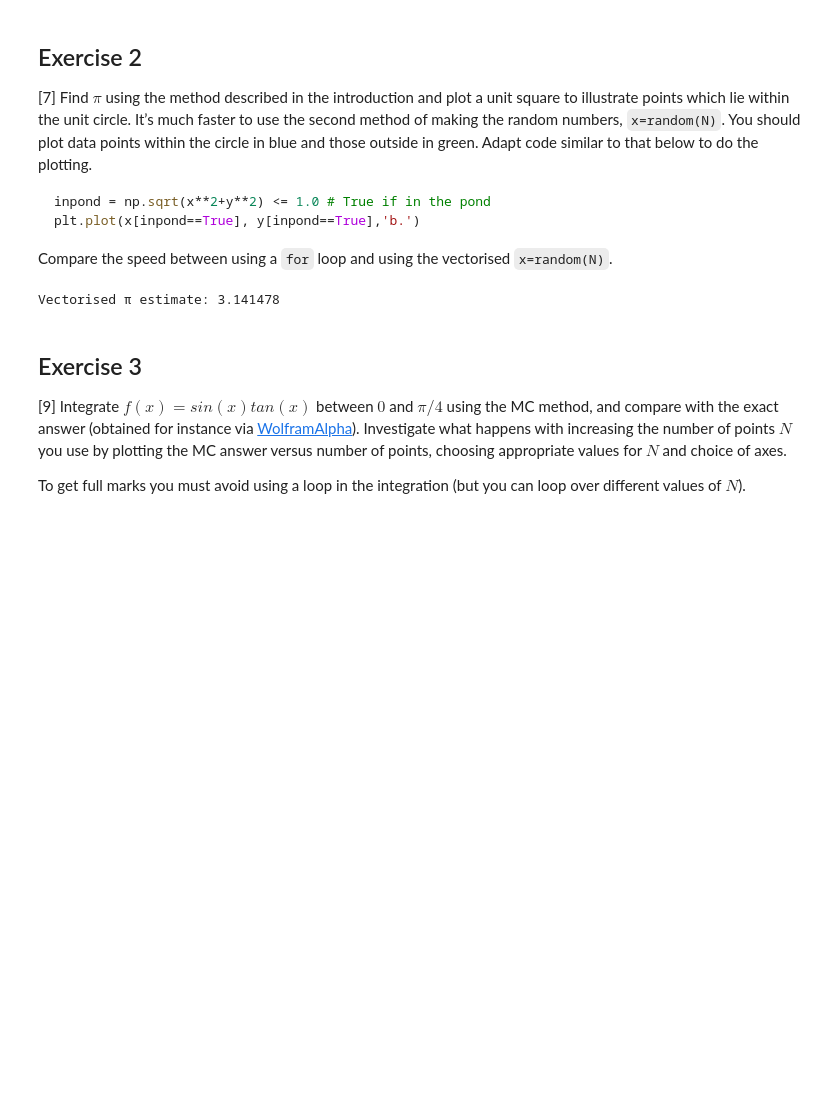
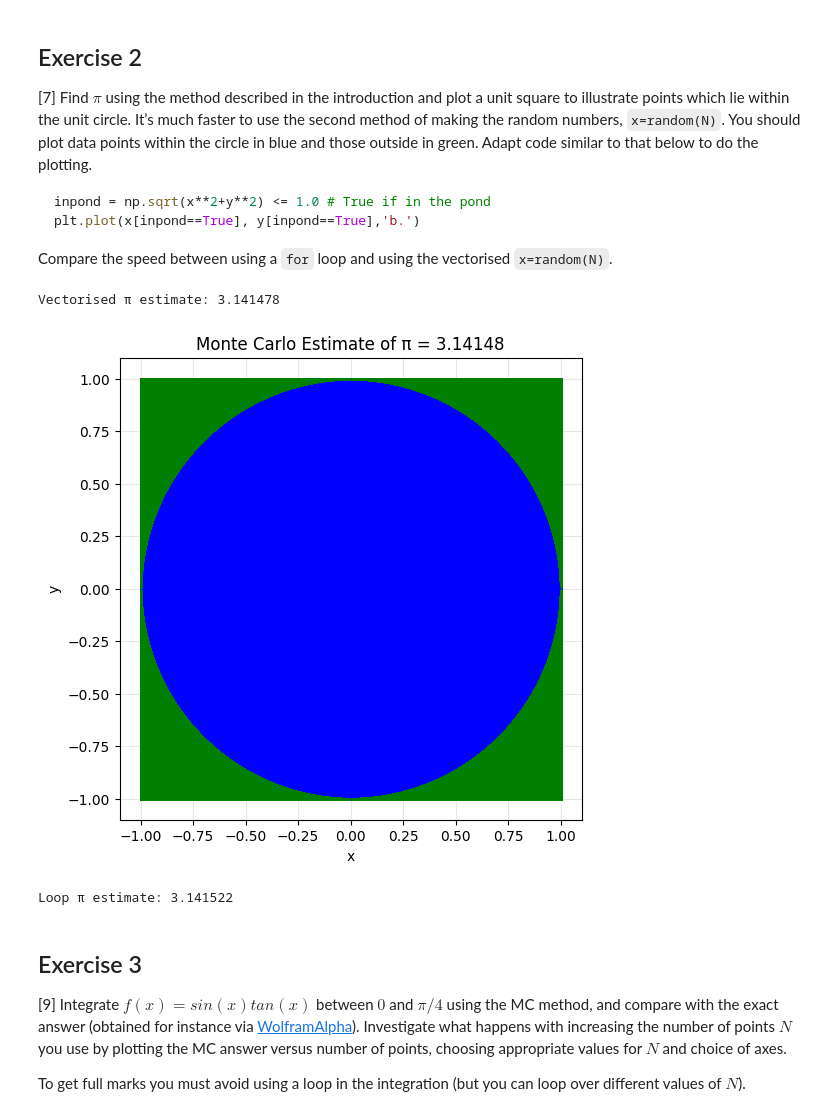
Before and after one commit to PX2145-2025/week-6-b-Bhavun-D, a Jupyter notebook: Monte_Carlo.ipynb, the cells around one changed output. Cells and saved outputs as stored; diff of their text form; code cells hidden in the pictures; blank space fills up the shorter version.

```diff
--- a/Monte_Carlo.ipynb
+++ b/Monte_Carlo.ipynb
@@ -240,38 +240,39 @@ seed(10)
 N = int(100000000)
 
 # Vectorizws
 x, y = 2 * random((2, N)) - 1
 rSquared = x**2 + y**2
 inCircle = rSquared <= 1.0
 piEstimateVec = 4 * np.sum(inCircle) / N
 
 print(f"Vectorised π estimate: {piEstimateVec:.6f}")
 
 # Plot
 plt.figure(figsize=(6, 6))
 plt.plot(x[inCircle], y[inCircle], 'b.', markersize=1.5, label="Inside unit circle")
 plt.plot(x[~inCircle], y[~inCircle], 'g.', markersize=1.5, label="Outside unit circle")
 plt.xlabel("x")
 plt.ylabel("y")
 plt.axis("square")
 plt.title(f"Monte Carlo Estimate of π = {piEstimateVec:.5f}")
-plt.legend()
 plt.grid(alpha=0.3)
 plt.show()
 
 
 # Loopexd
 n = 0
 for i in range(N):
-    xRand = 2 * random() - 1
-    yRand = 2 * random() - 1
+    xRand = 2*random()-1
+    yRand = 2*random()-1
     if xRand**2 + yRand**2 <= 1.0:
-        n += 1
+        n+=1
 
-piEstimateLoop = 4 * n / N
+piEstimateLoop = 4*n/N
 print(f"Loop π estimate: {piEstimateLoop:.6f}")
 # %% [output]
 Vectorised π estimate: 3.141478
+[figure, added]
+Loop π estimate: 3.141522
 # %% [markdown]
 ## Exercise 3
 
```
Also changed, not shown: parts of 2 cells of this notebook.
